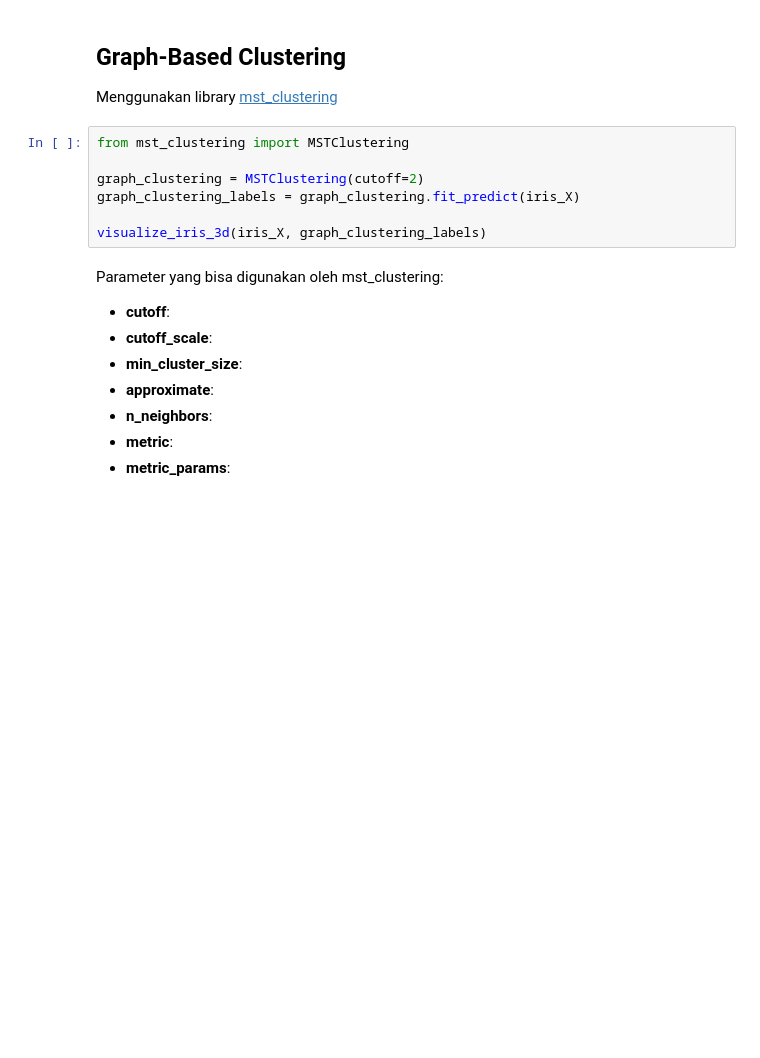
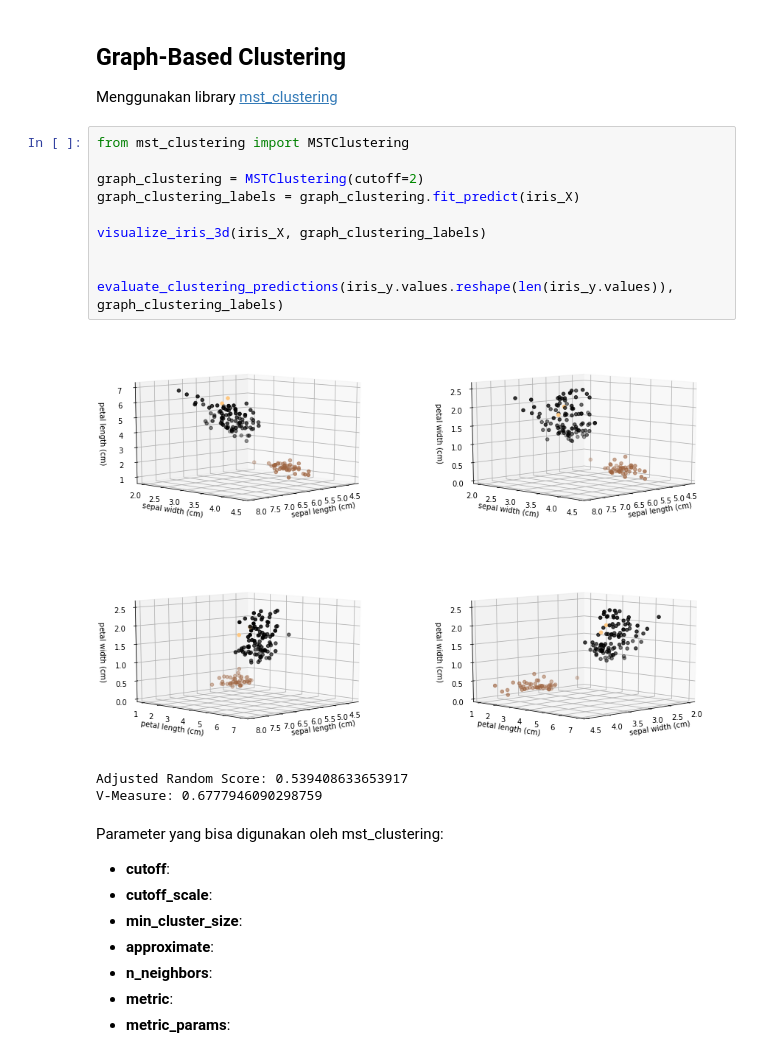
Before and after one commit to chandraseta/ml-clustering-sklearn, a Jupyter notebook: notebook/Clustering.ipynb, the cells around one changed output. Drawn from its saved outputs; the diff is of its cells as text; blank space fills up the shorter version.

```diff
--- a/notebook/Clustering.ipynb
+++ b/notebook/Clustering.ipynb
@@ -260,10 +316,17 @@ Menggunakan library [mst_clustering](https://pypi.org/project/mst_clustering/)
 # %%
 from mst_clustering import MSTClustering
 
 graph_clustering = MSTClustering(cutoff=2)
 graph_clustering_labels = graph_clustering.fit_predict(iris_X)
 
 visualize_iris_3d(iris_X, graph_clustering_labels)
+
+
+evaluate_clustering_predictions(iris_y.values.reshape(len(iris_y.values)), graph_clustering_labels)
+# %% [output]
+[figure, added]
+Adjusted Random Score: 0.539408633653917
+V-Measure: 0.6777946090298759
 # %% [markdown]
 Parameter yang bisa digunakan oleh mst_clustering:
 - **cutoff**:
```
Also changed, not shown: parts of 16 cells of this notebook.
